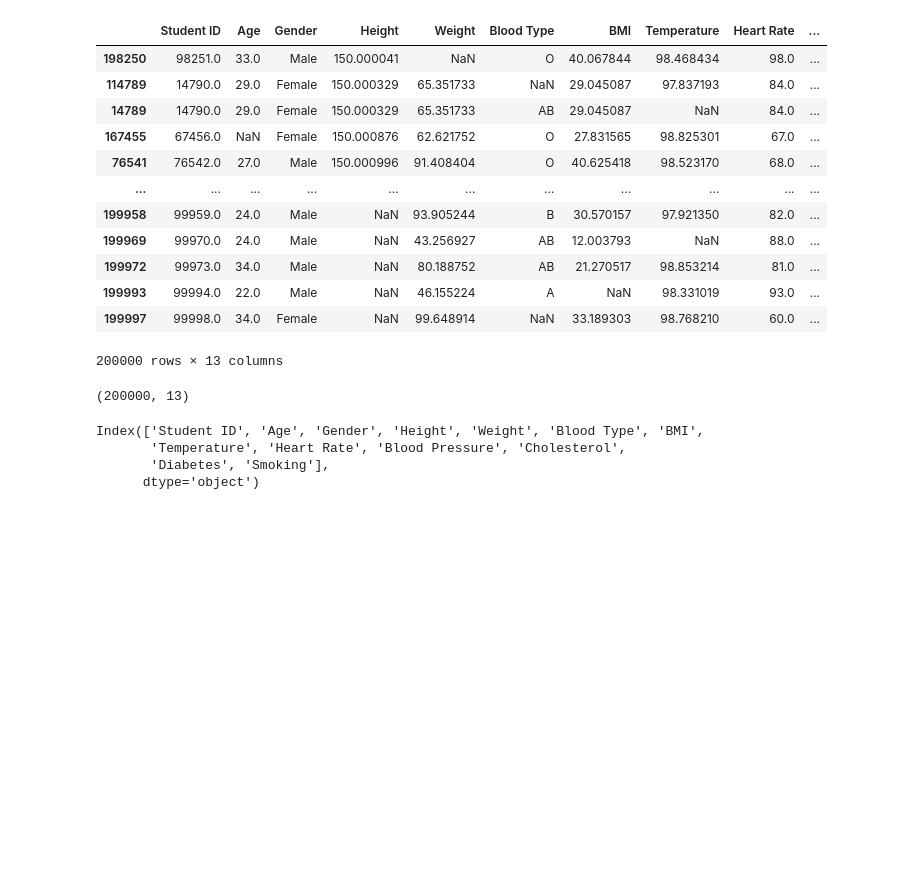
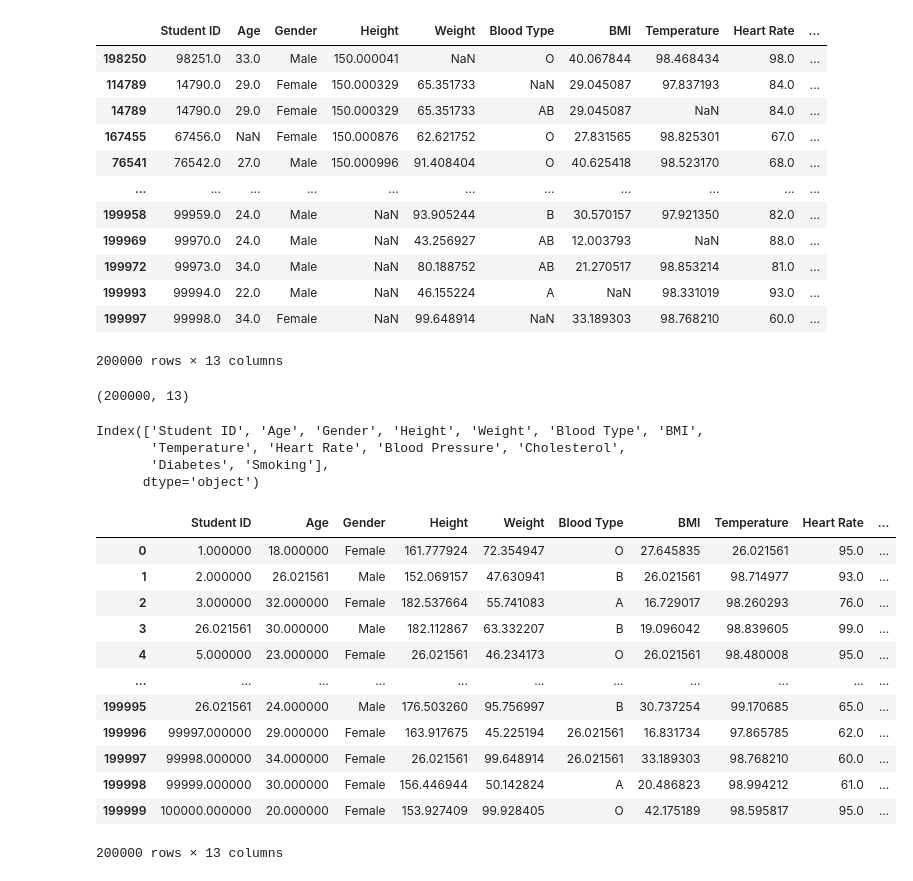
Before and after one commit to eashwardarur/DA, a Jupyter notebook: DAY1.ipynb, the cells around one changed output. Cells and saved outputs as stored; diff of their text form; code cells hidden in the pictures; blank space fills up the shorter version.

Commit message:
Data cleaning

```diff
--- a/DAY1.ipynb
+++ b/DAY1.ipynb
@@ -164,3 +164,22 @@ Index(['Student ID', 'Age', 'Gender', 'Height', 'Weight', 'Blood Type', 'BMI',
 #Duplicatesdf.duplicated(), df.drop_duplicates()
 #Format Stringsdf['col'].str.lower(), .str.strip(), .str.replace()
 #Column Opsdf.rename(), df.drop(), df.astype()
+# %%
+#Data Cleaning
+import pandas as pd
+var=pd.read_csv("https://github.com/Taj1920/Data-Analysis-Datasets/raw/refs/heads/main/Datasets-Cleaning/medical_students_dataset.csv")
+var.fillna(var['Age'].mean())
+# %% [output]
+|  | Student ID | Age | Gender | Height | Weight | Blood Type | BMI | Temperature | Heart Rate | ... |
+| 0 | 1.000000 | 18.000000 | Female | 161.777924 | 72.354947 | O | 27.645835 | 26.021561 | 95.0 | ... |
+| 1 | 2.000000 | 26.021561 | Male | 152.069157 | 47.630941 | B | 26.021561 | 98.714977 | 93.0 | ... |
+| 2 | 3.000000 | 32.000000 | Female | 182.537664 | 55.741083 | A | 16.729017 | 98.260293 | 76.0 | ... |
+| 3 | 26.021561 | 30.000000 | Male | 182.112867 | 63.332207 | B | 19.096042 | 98.839605 | 99.0 | ... |
+| 4 | 5.000000 | 23.000000 | Female | 26.021561 | 46.234173 | O | 26.021561 | 98.480008 | 95.0 | ... |
+| ... | ... | ... | ... | ... | ... | ... | ... | ... | ... | ... |
+| 199995 | 26.021561 | 24.000000 | Male | 176.503260 | 95.756997 | B | 30.737254 | 99.170685 | 65.0 | ... |
+| 199996 | 99997.000000 | 29.000000 | Female | 163.917675 | 45.225194 | 26.021561 | 16.831734 | 97.865785 | 62.0 | ... |
+| 199997 | 99998.000000 | 34.000000 | Female | 26.021561 | 99.648914 | 26.021561 | 33.189303 | 98.768210 | 60.0 | ... |
+| 199998 | 99999.000000 | 30.000000 | Female | 156.446944 | 50.142824 | A | 20.486823 | 98.994212 | 61.0 | ... |
+| 199999 | 100000.000000 | 20.000000 | Female | 153.927409 | 99.928405 | O | 42.175189 | 98.595817 | 95.0 | ... |
+200000 rows × 13 columns
```
Also changed, not shown: parts of 5 cells of this notebook.
